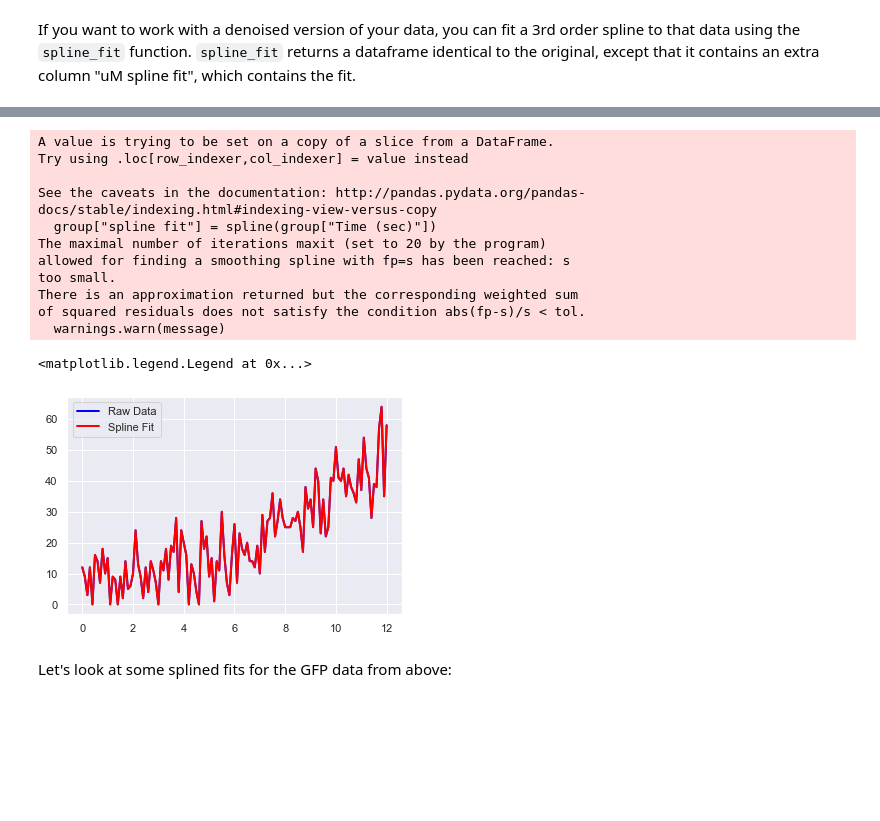
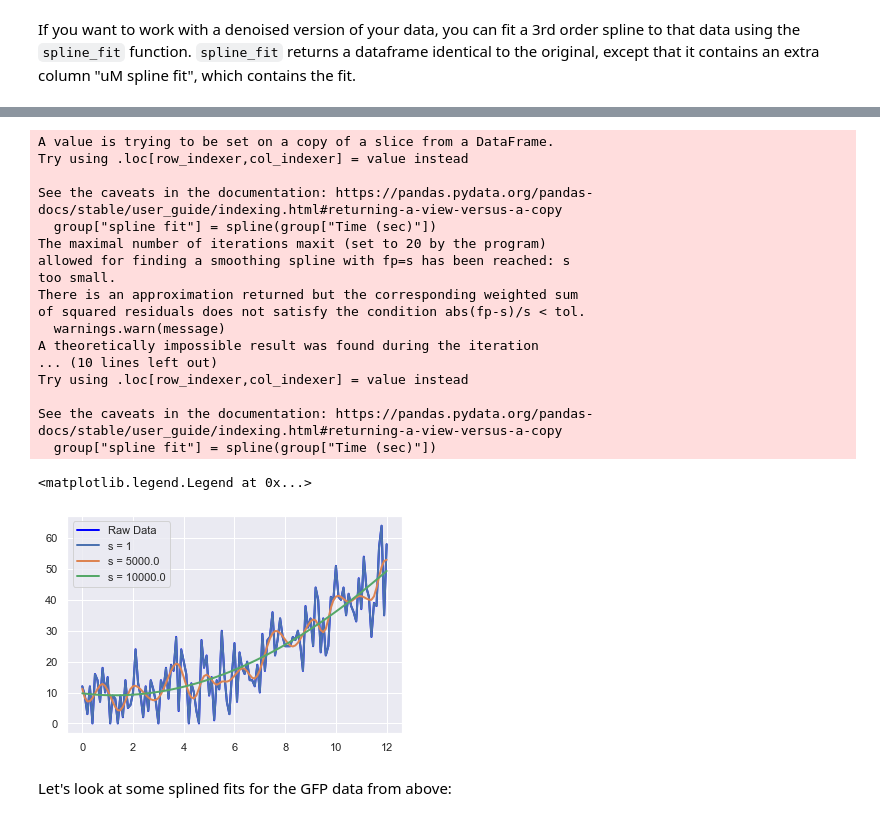
Before and after one commit to sclamons/murraylab_tools, a Jupyter notebook: examples/Biotek Analysis Usage Examples.ipynb, the cells around one changed output, grey strips where cells are left out. Drawn from its saved outputs; the diff is of its cells as text; code cells hidden in the pictures; blank space fills up the shorter version.

```diff
--- a/examples/Biotek Analysis Usage Examples.ipynb
+++ b/examples/Biotek Analysis Usage Examples.ipynb
@@ -316,7 +324,7 @@ Text(0.5, 1.0, 'Logistic fits to row B')
 # %% [markdown]
 If you want to work with a denoised version of your data, you can fit a 3rd order spline to that data using the `spline_fit` function. `spline_fit` returns a dataframe identical to the original, except that it contains an extra column "uM spline fit", which contains the fit.
 # %%
-fit_df = mt_biotek.spline_fit(df)
+fit_df = mt_biotek.spline_fit(df, smoothing_factor = 1e4)
 fit_df.head()
 # %% [output]
 A value is trying to be set on a copy of a slice from a DataFrame.
@@ -351,25 +355,33 @@ If you don't think your fit is great, you can fit more locally by shrinking the
 # %%
-fit_df = mt_biotek.spline_fit(df, smoothing_factor = .001)
-example_fit_df = fit_df[(fit_df.Gain == 100) & (fit_df.Channel == "mRFP") \
-                        & (fit_df["GFP Plasmid (nM)"] == 2.01) & (fit_df["RFP Plasmid (nM)"] == 3.97)\
-                        & (fit_df.Replicate == 1)]
 plt.plot(example_fit_df["Time (hr)"], example_fit_df["Measurement"], color = "blue", label = "Raw Data")
-plt.plot(example_fit_df["Time (hr)"], example_fit_df["spline fit"], color = "red", label="Spline Fit")
+
+for s in [1, 5e3, 1e4]:
+    fit_df = mt_biotek.spline_fit(df, smoothing_factor = s)
+    example_fit_df = fit_df[(fit_df.Gain == 100) & (fit_df.Channel == "mRFP") \
+                            & (fit_df["GFP Plasmid (nM)"] == 2.01) & (fit_df["RFP Plasmid (nM)"] == 3.97)\
+                            & (fit_df.Replicate == 1)]
+    plt.plot(example_fit_df["Time (hr)"], example_fit_df["spline fit"], label=f"s = {s}")
 plt.legend(loc = 2)
 # %% [output]
 A value is trying to be set on a copy of a slice from a DataFrame.
 Try using .loc[row_indexer,col_indexer] = value instead
 
-See the caveats in the documentation: http://pandas.pydata.org/pandas-docs/stable/indexing.html#indexing-view-versus-copy
+See the caveats in the documentation: https://pandas.pydata.org/pandas-docs/stable/user_guide/indexing.html#returning-a-view-versus-a-copy
   group["spline fit"] = spline(group["Time (sec)"])
 The maximal number of iterations maxit (set to 20 by the program)
 allowed for finding a smoothing spline with fp=s has been reached: s
 too small.
 There is an approximation returned but the corresponding weighted sum
 of squared residuals does not satisfy the condition abs(fp-s)/s < tol.
   warnings.warn(message)
+A theoretically impossible result was found during the iteration
+... (10 lines left out)
+Try using .loc[row_indexer,col_indexer] = value instead
+
+See the caveats in the documentation: https://pandas.pydata.org/pandas-docs/stable/user_guide/indexing.html#returning-a-view-versus-a-copy
+  group["spline fit"] = spline(group["Time (sec)"])
 <matplotlib.legend.Legend at 0x...>
-[figure, old version]
+[figure, new version]
 # %% [markdown]
 Let's look at some splined fits for the GFP data from above:
 # %%
```
Also changed, not shown: parts of 31 cells of this notebook, 31 other files.
